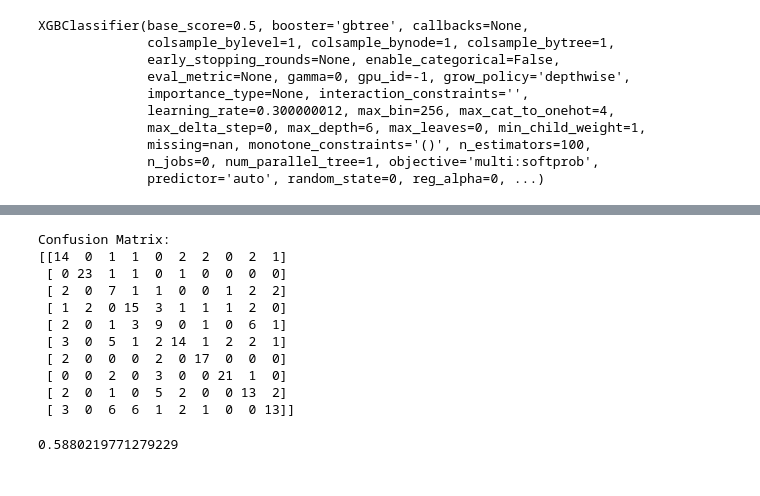
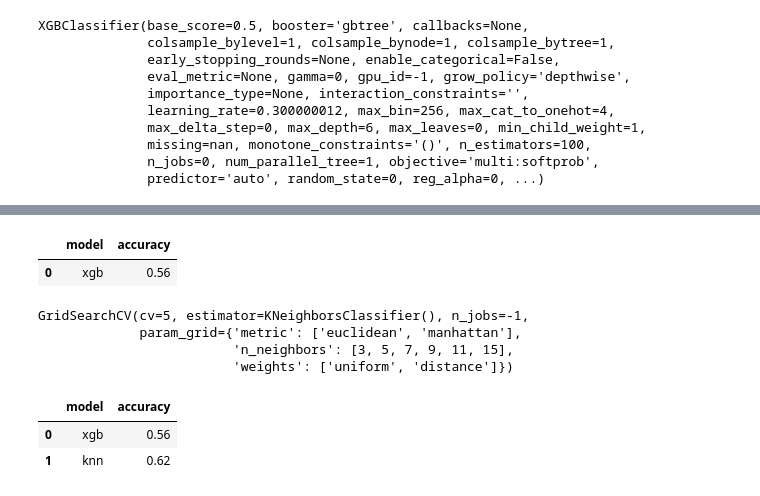
Before and after one commit to man-of-moose/classify_music_genre, a Jupyter notebook: classify_music_genre.ipynb, the cells around one changed output, grey strips where cells are left out. Drawn from its saved outputs; the diff is of its cells as text; code cells hidden in the pictures.

```diff
--- a/classify_music_genre.ipynb
+++ b/classify_music_genre.ipynb
@@ -128,6 +132,6 @@ labs_encoded = le.fit_transform(labs)
 # %%
 model = XGBClassifier()
-model.fit(vals, labs_encoded)
+model.fit(X_train_scaled, y_train)
 # %% [output]
 XGBClassifier(base_score=0.5, booster='gbtree', callbacks=None,
               colsample_bylevel=1, colsample_bynode=1, colsample_bytree=1,
@@ -139,14 +143,3 @@ XGBClassifier(base_score=0.5, booster='gbtree', callbacks=None,
               missing=nan, monotone_constraints='()', n_estimators=100,
               n_jobs=0, num_parallel_tree=1, objective='multi:softprob',
               predictor='auto', random_state=0, reg_alpha=0, ...)
-# %%
-params = {
-        'min_child_weight': [1, 5, 10],
-        'gamma': [0.5, 1, 1.5, 2, 5],
-        'subsample': [0.6, 0.8, 1.0],
-        'colsample_bytree': [0.6, 0.8, 1.0],
-        'max_depth': [3, 4, 5]
-        }
-
-model = GridSearchCV(XGBClassifier(), params, cv=5, n_jobs=-1)
-model.fit(vals, labs_encoded)
@@ -171,20 +146,27 @@ GridSearchCV(cv=5,
 # %%
 y_predict = model.predict(X_test_scaled)
-y_predict_decoded = le.inverse_transform(y_predict)
-print(f'Confusion Matrix: \n{confusion_matrix(y_predict_decoded, y_test)}')
+update_tracker('xgb', y_predict, y_test)
 # %% [output]
-Confusion Matrix:
-[[14  0  1  1  0  2  2  0  2  1]
- [ 0 23  1  1  0  1  0  0  0  0]
- [ 2  0  7  1  1  0  0  1  2  2]
- [ 1  2  0 15  3  1  1  1  2  0]
- [ 2  0  1  3  9  0  1  0  6  1]
- [ 3  0  5  1  2 14  1  2  2  1]
- [ 2  0  0  0  2  0 17  0  0  0]
- [ 0  0  2  0  3  0  0 21  1  0]
- [ 2  0  1  0  5  2  0  0 13  2]
- [ 3  0  6  6  1  2  1  0  0 13]]
+|  | model | accuracy |
+| 0 | xgb | 0.56 |
-# %%
-f1_score(y_predict_decoded, y_test, average="weighted")
-# %% [output]
-0.5880219771279229
+# %%
+grid_params = {
+    'n_neighbors': [3, 5, 7, 9, 11, 15],
+    'weights': ['uniform', 'distance'],
+    'metric': ['euclidean', 'manhattan']
+}
+
+model = GridSearchCV(KNeighborsClassifier(), grid_params, cv=5, n_jobs=-1)
+model.fit(X_train_scaled, y_train)
+# %% [output]
+GridSearchCV(cv=5, estimator=KNeighborsClassifier(), n_jobs=-1,
+             param_grid={'metric': ['euclidean', 'manhattan'],
+                         'n_neighbors': [3, 5, 7, 9, 11, 15],
+                         'weights': ['uniform', 'distance']})
+# %%
+y_predict = model.predict(X_test_scaled)
+update_tracker('knn', y_predict, y_test)
+# %% [output]
+|  | model | accuracy |
+| 0 | xgb | 0.56 |
+| 1 | knn | 0.62 |
```
Also changed, not shown: parts of 27 cells of this notebook.
